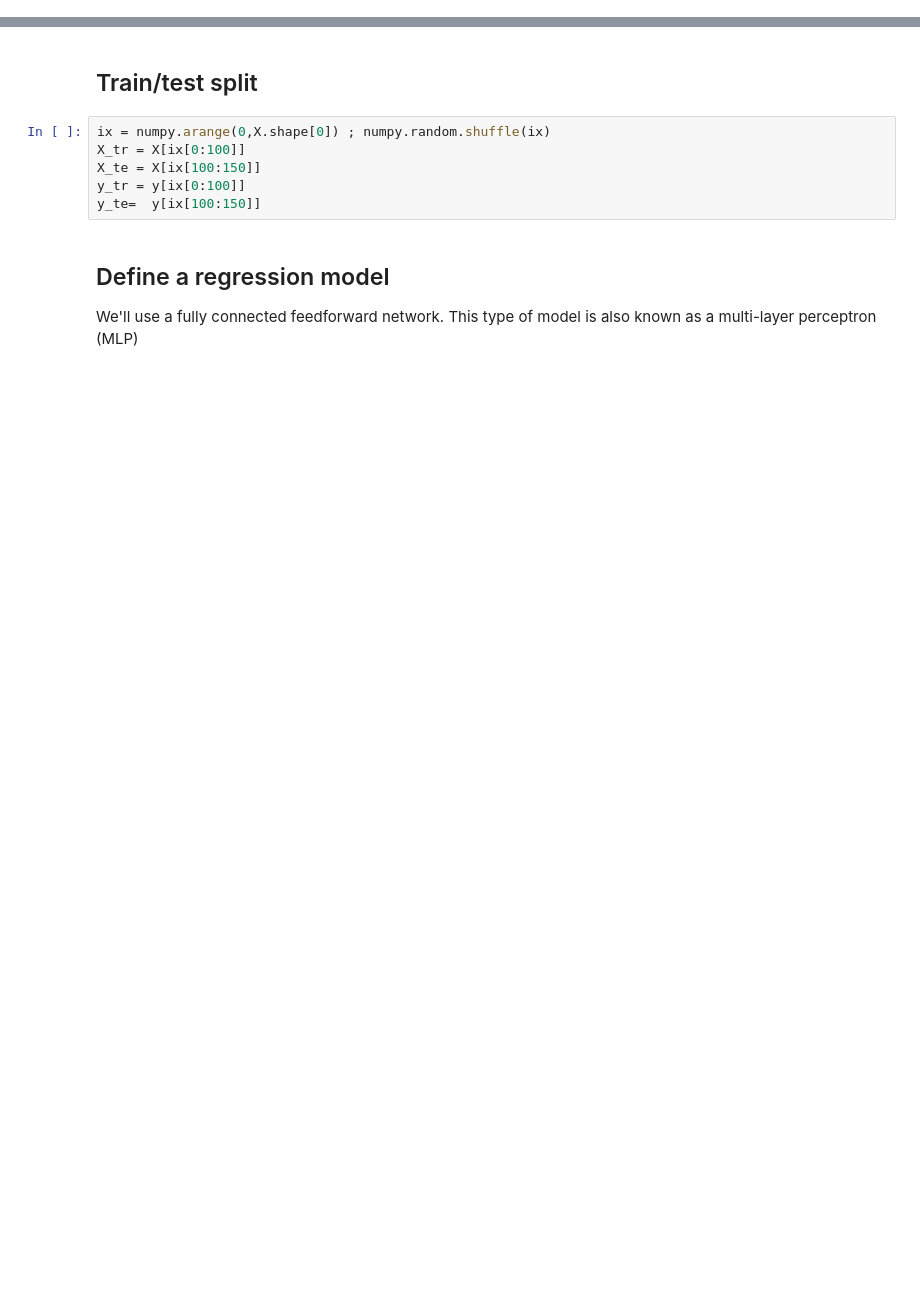
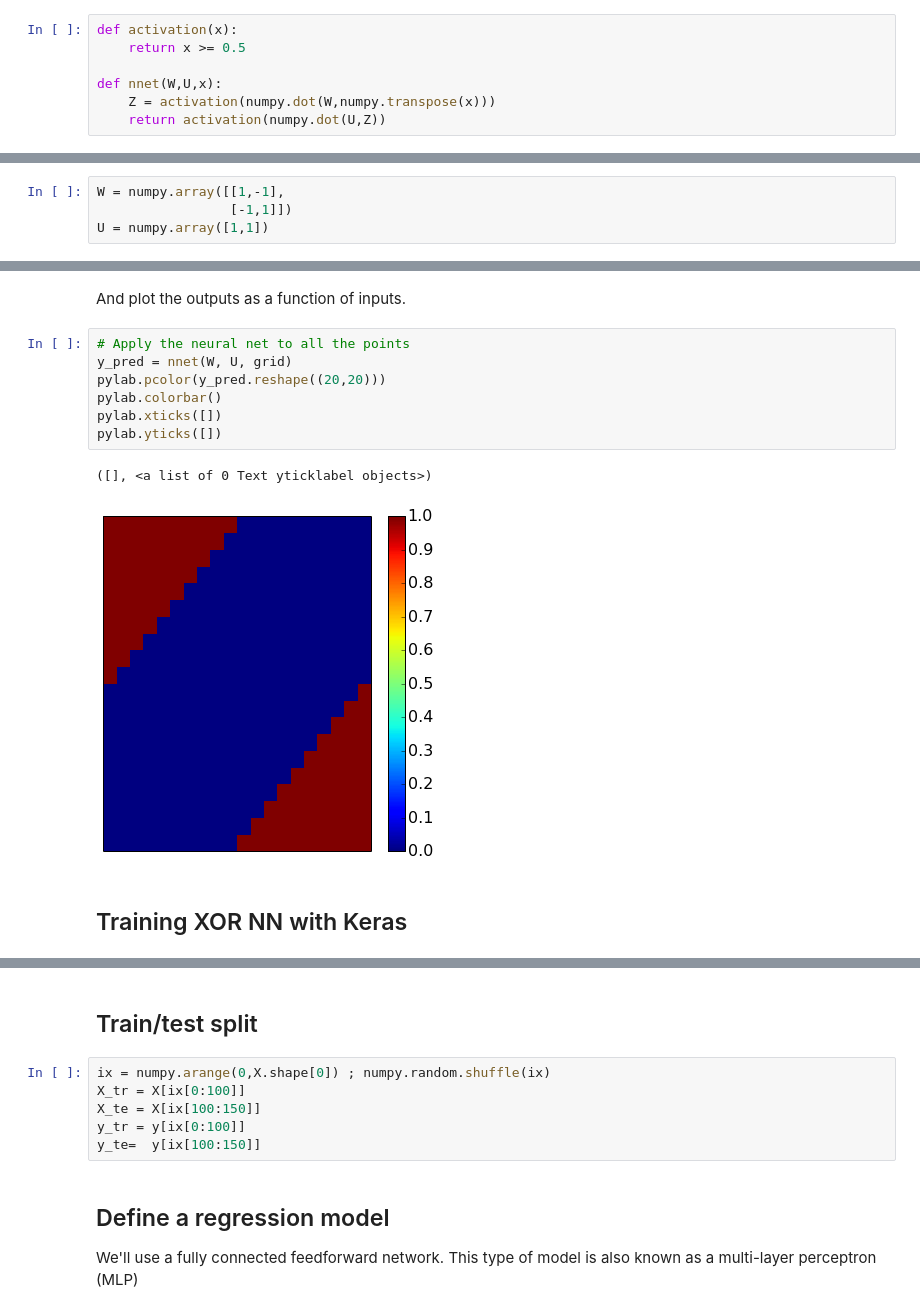
Before and after one commit to gchrupala/tutorials, a Jupyter notebook: keras.ipynb, the cells around one changed output, grey strips where cells are left out. Drawn from its saved outputs; the diff is of its cells as text; blank space fills up the shorter version.

Commit message:
Updated keras notebook.

```diff
--- a/keras.ipynb
+++ b/keras.ipynb
@@ -18,0 +82,7 @@
+# %%
+def activation(x):
+    return x >= 0.5
+
+def nnet(W,U,x):
+    Z = activation(numpy.dot(W,numpy.transpose(x)))
+    return activation(numpy.dot(U,Z))
@@ -18,0 +91,4 @@
+# %%
+W = numpy.array([[1,-1],
+                 [-1,1]])
+U = numpy.array([1,1])
@@ -18,0 +102,14 @@
+# %% [markdown]
+And plot the outputs as a function of inputs.
+# %%
+# Apply the neural net to all the points
+y_pred = nnet(W, U, grid)
+pylab.pcolor(y_pred.reshape((20,20)))
+pylab.colorbar()
+pylab.xticks([])
+pylab.yticks([])
+# %% [output]
+([], <a list of 0 Text yticklabel objects>)
+[figure, added]
+# %% [markdown]
+## Training XOR NN with Keras
```
Also changed, not shown: parts of 47 cells of this notebook.
